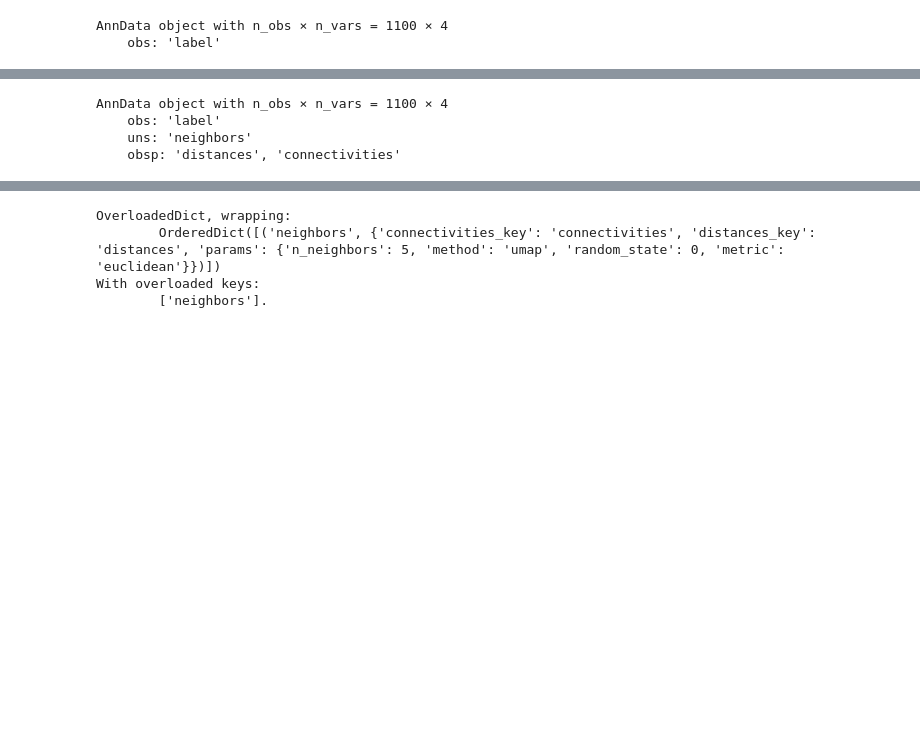
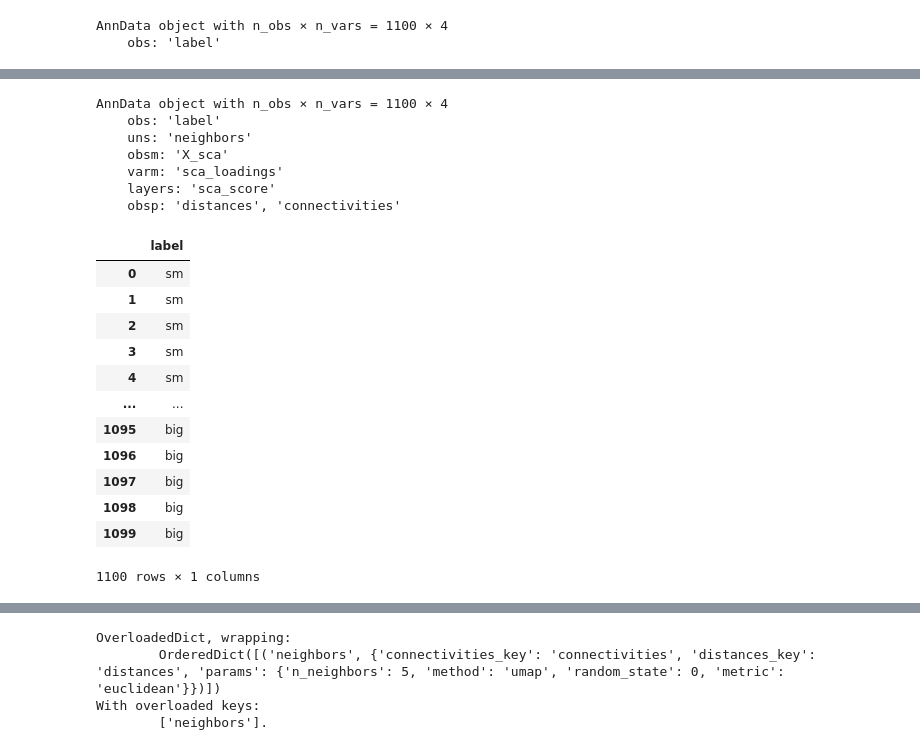
Before and after one commit to ashwinn226/graphwave, a Jupyter notebook: graphwave_pancakes.ipynb, the cells around one changed output, grey strips where cells are left out. Saved outputs shown, nothing was run; the diff lists cells and outputs as text; code cells hidden in the pictures; blank space fills up the shorter version.

```diff
--- a/graphwave_pancakes.ipynb
+++ b/graphwave_pancakes.ipynb
@@ -108,7 +153,10 @@ sc.pp.neighbors(ad, n_neighbors=5)
 # %%
-ad
+ads
 # %% [output]
 AnnData object with n_obs × n_vars = 1100 × 4
     obs: 'label'
     uns: 'neighbors'
+    obsm: 'X_sca'
+    varm: 'sca_loadings'
+    layers: 'sca_score'
     obsp: 'distances', 'connectivities'
@@ -114,0 +167,16 @@ AnnData object with n_obs × n_vars = 1100 × 4
+# %%
+ads.obs
+# %% [output]
+|  | label |
+| 0 | sm |
+| 1 | sm |
+| 2 | sm |
+| 3 | sm |
+| 4 | sm |
+| ... | ... |
+| 1095 | big |
+| 1096 | big |
+| 1097 | big |
+| 1098 | big |
+| 1099 | big |
+1100 rows × 1 columns
```
Also changed, not shown: parts of 17 cells of this notebook.
